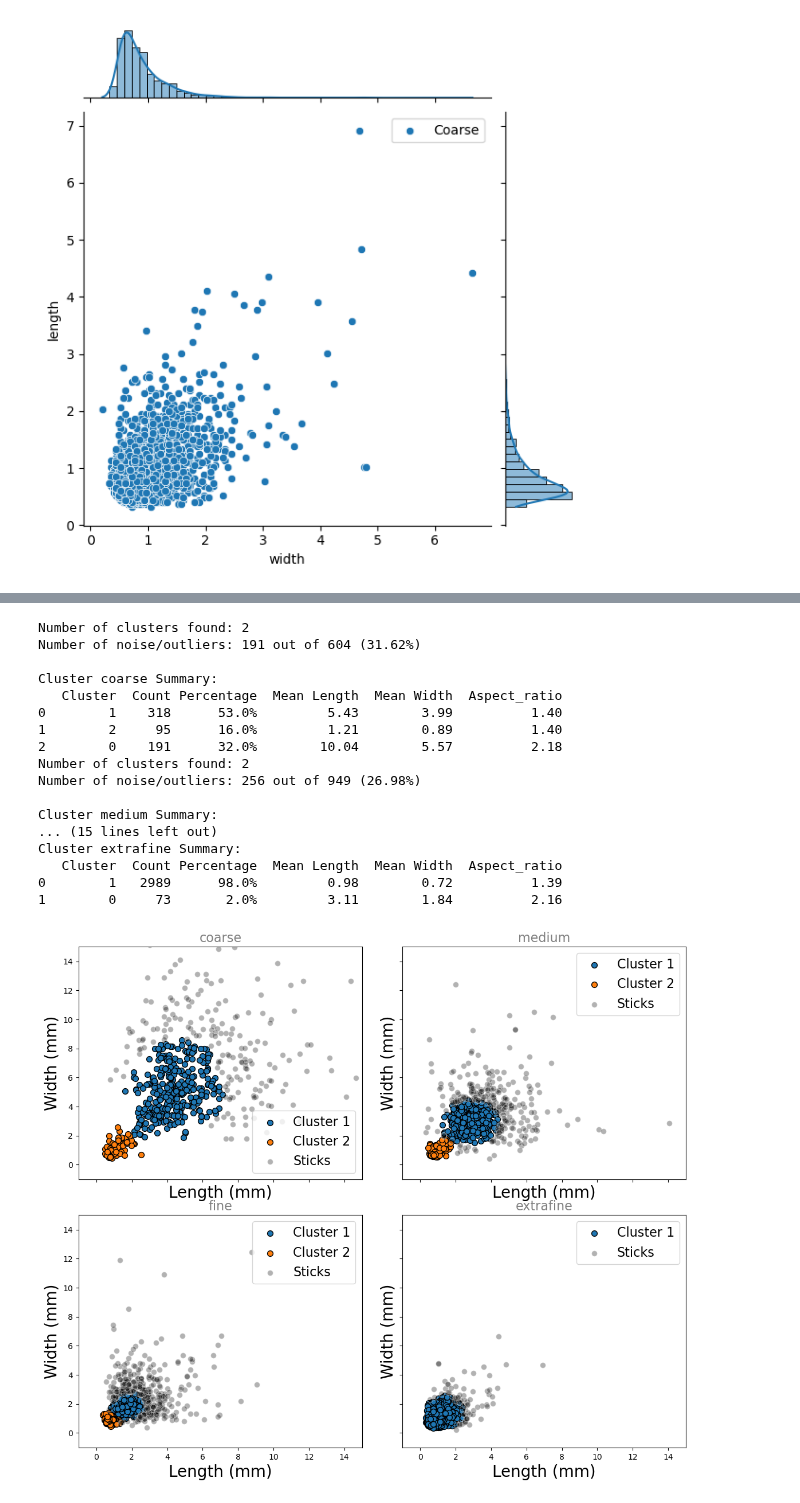
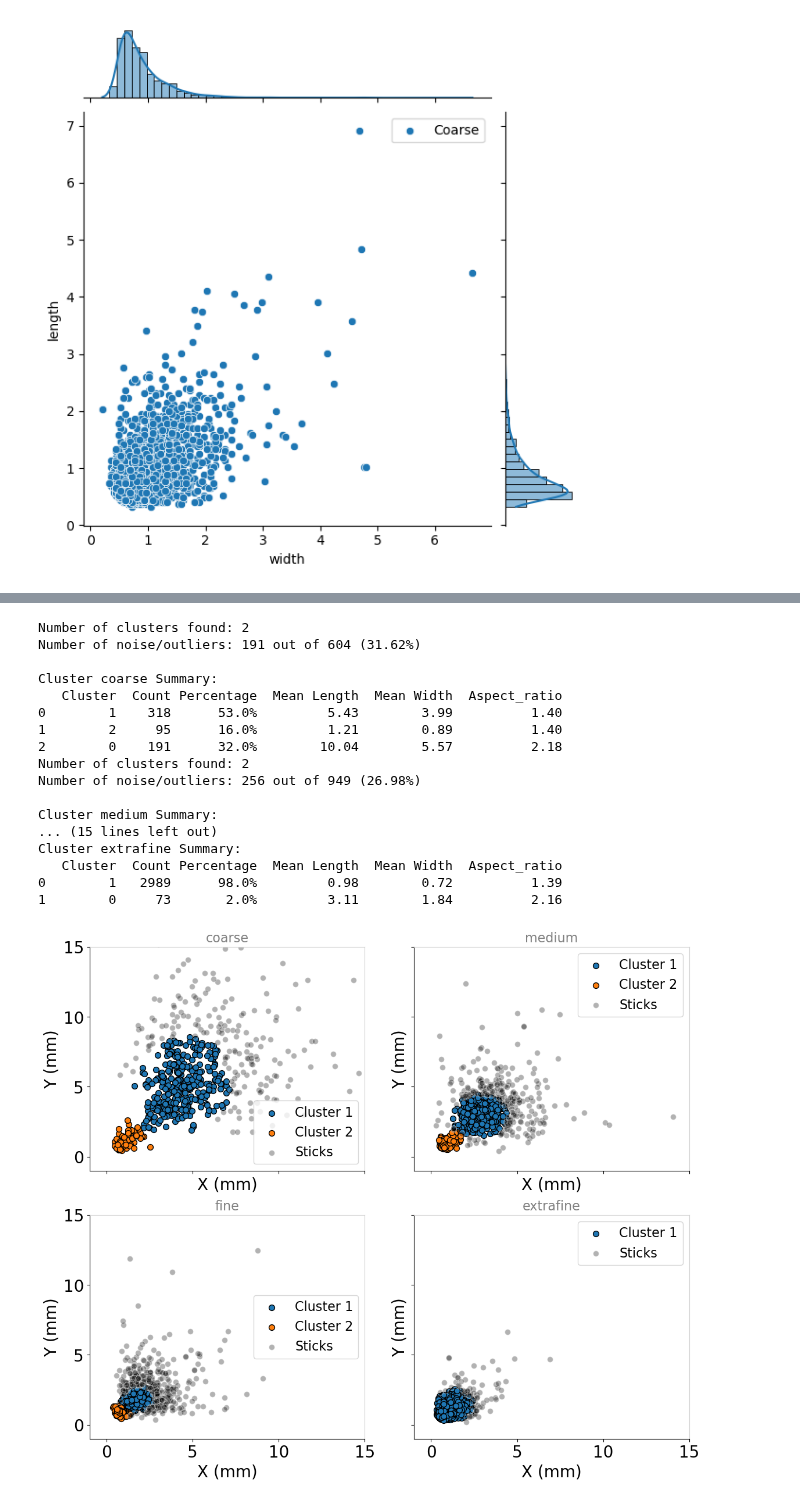
Before and after one commit to joaquinaicrag/UNIBS, a Jupyter notebook: Paper1-YMporousmat/count_grains/grains_dist.ipynb, the cells around one changed output, grey strips where cells are left out. Drawn from its saved outputs; the diff is of its cells as text; code cells hidden in the pictures.

```diff
--- a/Paper1-YMporousmat/count_grains/grains_dist.ipynb
+++ b/Paper1-YMporousmat/count_grains/grains_dist.ipynb
@@ -118,7 +118,7 @@ for i, (group_value, marker_shape) in enumerate(markers.items()):
         label=group_value,
         edgecolor='black',
         color=sns.color_palette()[i],
-        s=70,
+        s=50,
         alpha=0.8
     )
 
@@ -127,13 +127,16 @@ for i, (group_value, marker_shape) in enumerate(markers.items()):
 fontsize = 16
 #plt.xlim(0, 16)
 #plt.ylim(0, 16)
-#plt.yscale('log')
-#plt.xscale('log')
+# plt.yscale('log')
+# plt.xscale('log')
 plt.xlim([-1, 15])
 plt.ylim([-1, 15])
-plt.xlabel('Width (mm)', fontsize=fontsize)
-plt.ylabel('Length (mm)', fontsize=fontsize)
-plt.legend(title='Granulometry', fontsize=fontsize, title_fontsize=fontsize)
+plt.xlabel('X (mm)', fontsize=fontsize)
+plt.ylabel('Y (mm)', fontsize=fontsize)
+plt.legend(fontsize=fontsize, title_fontsize=fontsize)
+plt.tick_params(axis='both', labelsize=fontsize)
+# ax_marg_x.spines['right'].set_color('lightgrey')
+# plt.spines['top'].set_color('lightgrey')
 plt.show()
 # %% [output]
 Processing group: coarse
@@ -270,7 +273,7 @@ from sklearn.preprocessing import StandardScaler
 
 
 fig, ax = plt.subplots(2, 2, figsize=(12,10), sharex=True, sharey=True)
-fig.tight_layout(pad=3.5)
+fig.tight_layout(pad=4.5)
 ax = ax.flatten()  #Flatten the array of axes
 
 params = {
@@ -327,12 +330,15 @@ for i, granul in enumerate(['coarse', 'medium', 'fine', 'extrafine']):
             )
 
     fontsize=20
-    ax[i].set_xlabel('Length (mm)', fontsize=fontsize)
-    ax[i].set_ylabel('Width (mm)', fontsize=fontsize)
+    ax[i].set_xlabel('X (mm)', fontsize=fontsize)
+    ax[i].set_ylabel('Y (mm)', fontsize=fontsize)
     ax[i].set_xlim([-1, 15])
     ax[i].set_ylim([-1, 15])
     ax[i].set_title(f'{granul}', fontsize=fontsize-4, color='grey')
     ax[i].legend(fontsize=fontsize-4)
+    ax[i].tick_params(axis='both', labelsize=fontsize)
+    ax[i].spines['right'].set_color('lightgrey')
+    ax[i].spines['top'].set_color('lightgrey')
 
 
     # Generate cluster summaries
@@ -370,31 +376,31 @@ for i, granul in enumerate(['coarse', 'medium', 'fine', 'extrafine']):
             'Percentage': f'{round(count / total_points * 100, 0)}%',
             'Mean Length': round(np.mean(mean_length), 2),
             'Mean Width': round(np.mean(mean_width), 2),
             'Aspect_ratio': aspect_ratio
         })
 
     # Convert to DataFrame
     summary_df = pd.DataFrame(summary_list)
     print(f"\nCluster {granul} Summary:")
     print(summary_df)
 
 plt.show()
 # %% [output]
 Number of clusters found: 2
 Number of noise/outliers: 191 out of 604 (31.62%)
 
 Cluster coarse Summary:
    Cluster  Count Percentage  Mean Length  Mean Width  Aspect_ratio
 0        1    318      53.0%         5.43        3.99          1.40
 1        2     95      16.0%         1.21        0.89          1.40
 2        0    191      32.0%        10.04        5.57          2.18
 Number of clusters found: 2
 Number of noise/outliers: 256 out of 949 (26.98%)
 
 Cluster medium Summary:
 ... (15 lines left out)
 Cluster extrafine Summary:
    Cluster  Count Percentage  Mean Length  Mean Width  Aspect_ratio
 0        1   2989      98.0%         0.98        0.72          1.39
 1        0     73       2.0%         3.11        1.84          2.16
-[figure, old version]
+[figure, new version]
```
Also changed, not shown: parts of 5 cells of this notebook, 11 other files.
